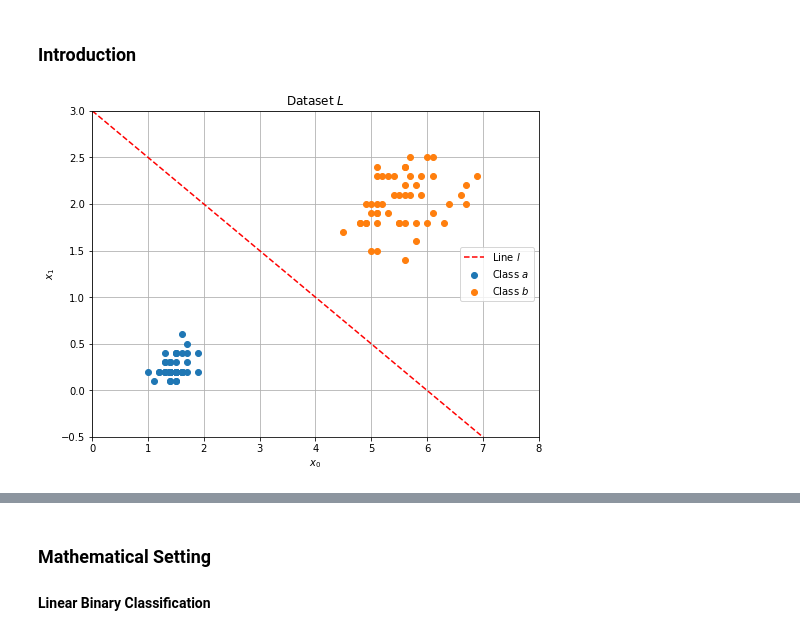
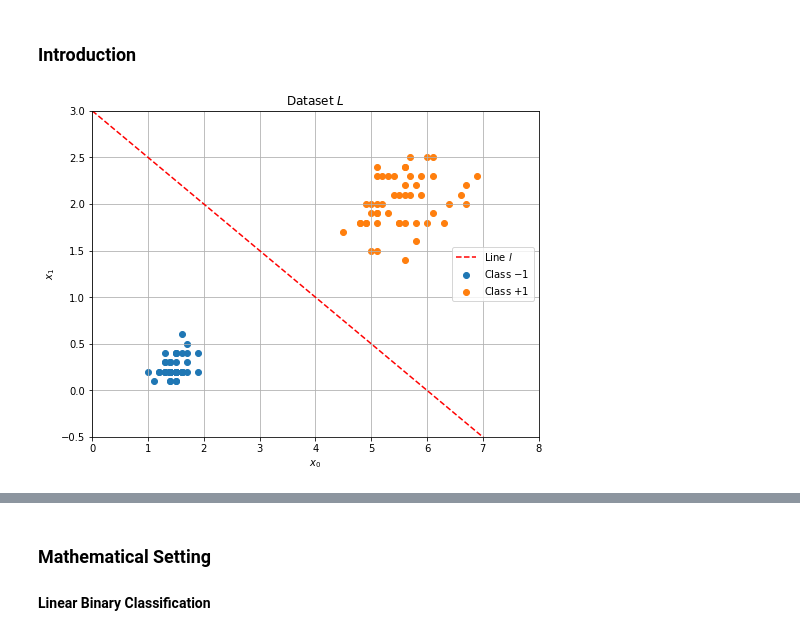
Before and after one commit to johnduffymsc/msc_comp0120project, a Jupyter notebook: COMP0120_Project_John_Duffy.ipynb, the cells around one changed output, grey strips where cells are left out. Saved outputs shown, nothing was run; the diff lists cells and outputs as text; code cells hidden in the pictures.

```diff
--- a/COMP0120_Project_John_Duffy.ipynb
+++ b/COMP0120_Project_John_Duffy.ipynb
@@ -20,26 +20,26 @@ y_names = iris["target_names"]
 # %%
 # intro_0.pdf
 
-labels = ["Class $a$", "Class $b$"]
+labels = ["Class $-1$", "Class $+1$"]
 plt.figure(figsize=(8, 6))
 plt.xlim(0, 8)
 plt.ylim(-0.5, 3)
 for i, value in enumerate([0, 2]):
     plt.scatter(X[y == value, 2], X[y == value, 3], label=labels[i])
 x0 = np.arange(plt.xlim()[0], plt.xlim()[1], 0.01)
 m = -0.5
 c = 3.0
 x1 = m * x0 + c
 plt.plot(x0, x1, "--r", label="Line $l$")
 plt.title("Dataset $L$")
 plt.xlabel("$x_0$")
 plt.ylabel("$x_1$")
 plt.legend(loc="center right")
 plt.grid()
 plt.savefig("intro_0.pdf")
 plt.show()
 # %% [output]
-[figure, old version]
+[figure, new version]
 # %%
 # intro_02.pdf
 
```
Also changed, not shown: parts of 3 cells of this notebook, 1 other file.
